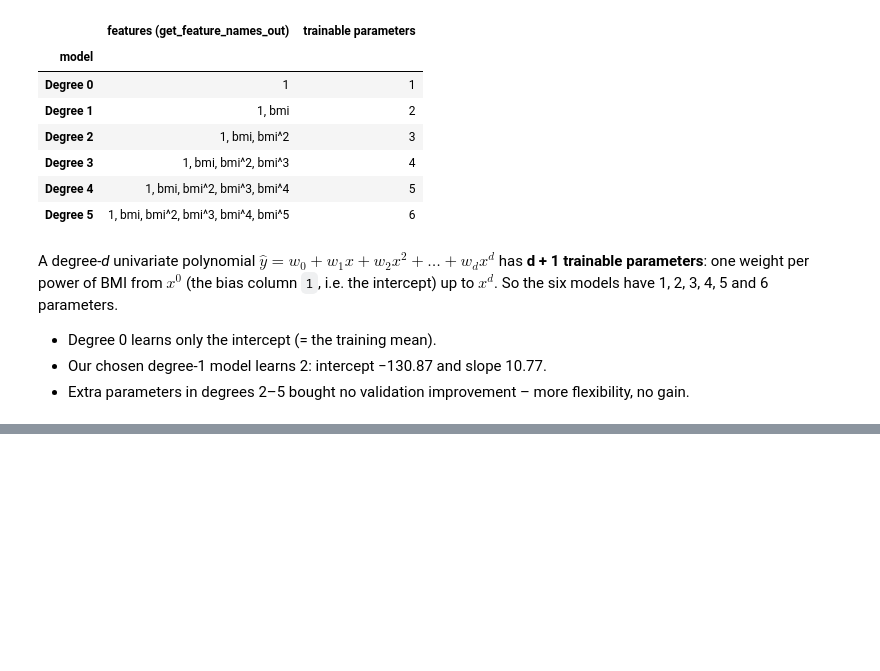
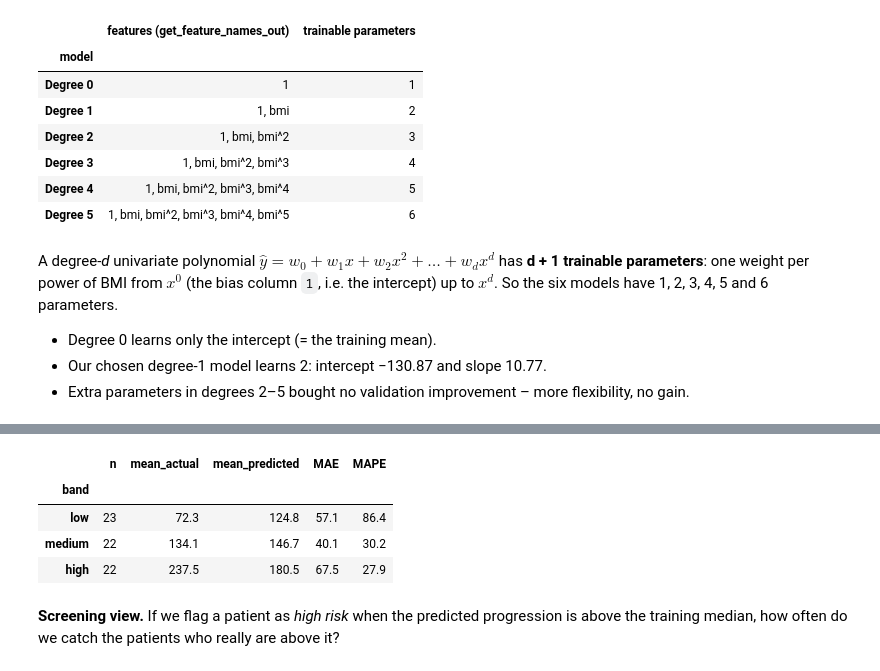
Before and after one commit to Namypark/diabetes-progression-lab2, a Jupyter notebook: lab2_diabetes.ipynb, the cells around one changed output, grey strips where cells are left out. Cells and saved outputs as stored; diff of their text form; code cells hidden in the pictures; blank space fills up the shorter version.

```diff
--- a/lab2_diabetes.ipynb
+++ b/lab2_diabetes.ipynb
@@ -589,0 +611,16 @@ i.e. the intercept) up to $x^d$. So the six models have 1, 2, 3, 4, 5 and 6 para
+# %%
+target_band = pd.qcut(y_test, 3, labels=["low", "medium", "high"])
+pd.DataFrame({"actual": y_test, "predicted": test_pred, "abs error": residuals.abs(),
+              "APE (%)": 100 * residuals.abs() / y_test, "band": target_band}) \
+    .groupby("band", observed=True).agg(n=("actual", "size"), mean_actual=("actual", "mean"),
+                                        mean_predicted=("predicted", "mean"),
+                                        MAE=("abs error", "mean"), MAPE=("APE (%)", "mean")).round(1)
+# %% [output]
+|  | n | mean_actual | mean_predicted | MAE | MAPE |
+| band |  |  |  |  |  |
+| low | 23 | 72.3 | 124.8 | 57.1 | 86.4 |
+| medium | 22 | 134.1 | 146.7 | 40.1 | 30.2 |
+| high | 22 | 237.5 | 180.5 | 67.5 | 27.9 |
+# %% [markdown]
+**Screening view.** If we flag a patient as *high risk* when the predicted progression is above
+the training median, how often do we catch the patients who really are above it?
```
Also changed, not shown: parts of 4 cells of this notebook.
